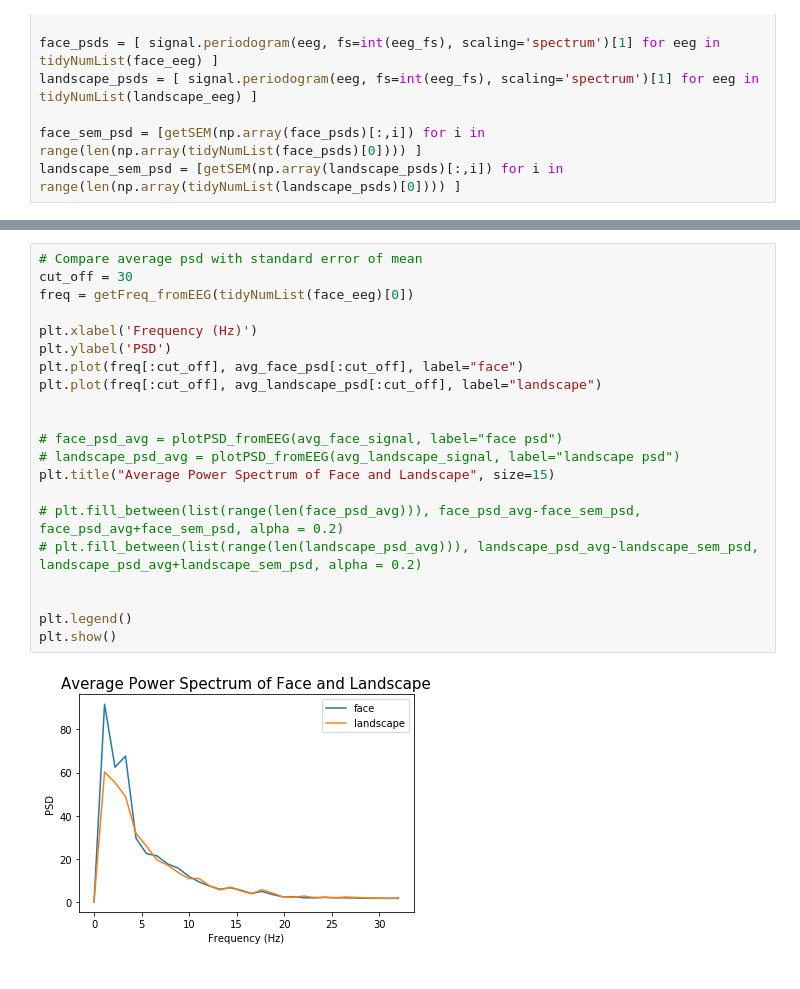
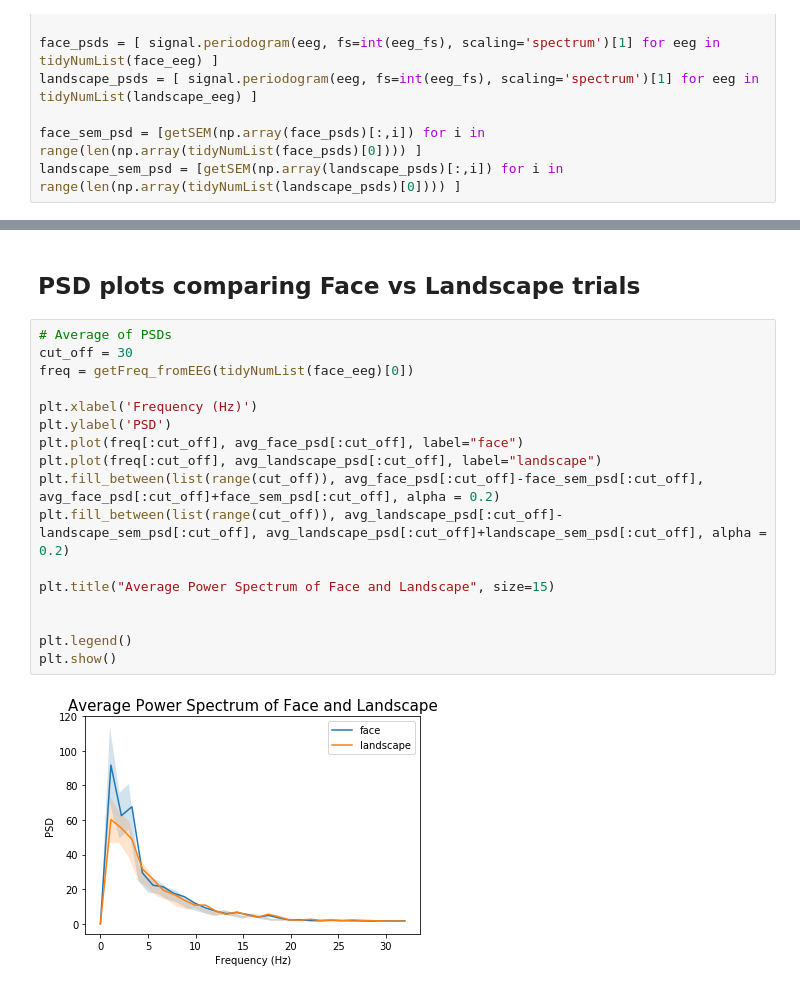
Before and after one commit to NeuroTech-UCSD/EEGFaceDetection, a Jupyter notebook: Data_Analysis/00_View_Data.ipynb, the cells around one changed output, grey strips where cells are left out. Cells and saved outputs as stored; diff of their text form.

```diff
--- a/Data_Analysis/00_View_Data.ipynb
+++ b/Data_Analysis/00_View_Data.ipynb
@@ -350,27 +399,25 @@ plt.legend()
 plt.show()
 # %% [output]
 [figure]
+# %% [markdown]
+## PSD plots comparing Face vs Landscape trials
 # %%
-# Compare average psd with standard error of mean
+# Average of PSDs
 cut_off = 30
 freq = getFreq_fromEEG(tidyNumList(face_eeg)[0])
 
 plt.xlabel('Frequency (Hz)')
 plt.ylabel('PSD')
 plt.plot(freq[:cut_off], avg_face_psd[:cut_off], label="face")
 plt.plot(freq[:cut_off], avg_landscape_psd[:cut_off], label="landscape")
+plt.fill_between(list(range(cut_off)), avg_face_psd[:cut_off]-face_sem_psd[:cut_off], avg_face_psd[:cut_off]+face_sem_psd[:cut_off], alpha = 0.2)
+plt.fill_between(list(range(cut_off)), avg_landscape_psd[:cut_off]-landscape_sem_psd[:cut_off], avg_landscape_psd[:cut_off]+landscape_sem_psd[:cut_off], alpha = 0.2)
 
-
-# face_psd_avg = plotPSD_fromEEG(avg_face_signal, label="face psd")
-# landscape_psd_avg = plotPSD_fromEEG(avg_landscape_signal, label="landscape psd")
 plt.title("Average Power Spectrum of Face and Landscape", size=15)
-
-# plt.fill_between(list(range(len(face_psd_avg))), face_psd_avg-face_sem_psd, face_psd_avg+face_sem_psd, alpha = 0.2)
-# plt.fill_between(list(range(len(landscape_psd_avg))), landscape_psd_avg-landscape_sem_psd, landscape_psd_avg+landscape_sem_psd, alpha = 0.2)
 
 
 plt.legend()
 plt.show()
 # %% [output]
-[figure, old version]
+[figure, new version]
 # %%
```
Also changed, not shown: parts of 31 cells of this notebook.
